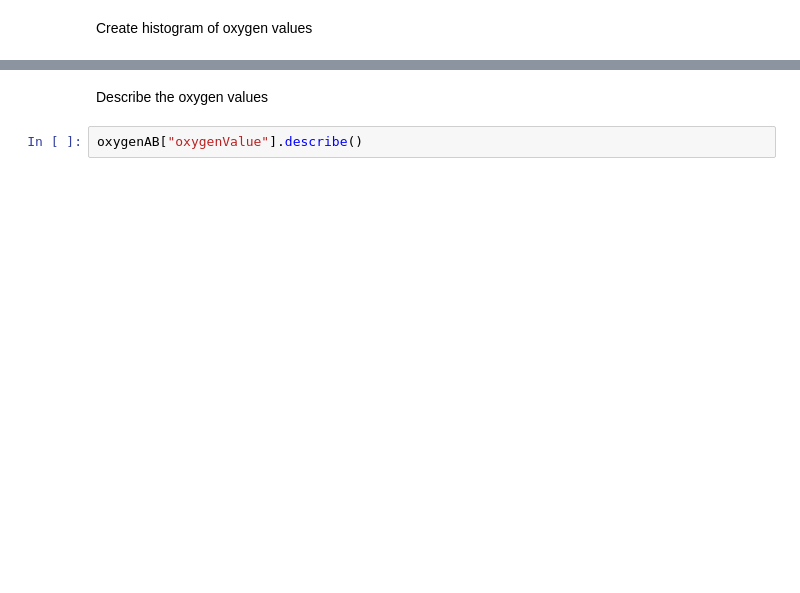
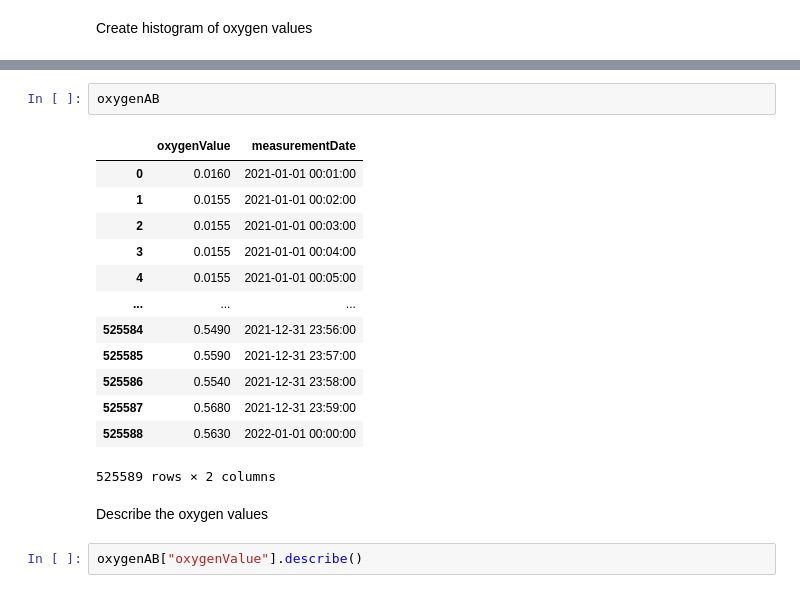
Before and after one commit to Simon-Manasse/DDD-DTW, a Jupyter notebook: src/OxygenAB.ipynb, the cells around one changed output, grey strips where cells are left out. Cells and saved outputs as stored; diff of their text form; blank space fills up the shorter version.

```diff
--- a/src/OxygenAB.ipynb
+++ b/src/OxygenAB.ipynb
@@ -50,3 +93,19 @@ oxygenAB["oxygenValue"].plot.hist().set_title("Oxygen values and their frequency
+# %%
+oxygenAB
+# %% [output]
+|  | oxygenValue | measurementDate |
+| 0 | 0.0160 | 2021-01-01 00:01:00 |
+| 1 | 0.0155 | 2021-01-01 00:02:00 |
+| 2 | 0.0155 | 2021-01-01 00:03:00 |
+| 3 | 0.0155 | 2021-01-01 00:04:00 |
+| 4 | 0.0155 | 2021-01-01 00:05:00 |
+| ... | ... | ... |
+| 525584 | 0.5490 | 2021-12-31 23:56:00 |
+| 525585 | 0.5590 | 2021-12-31 23:57:00 |
+| 525586 | 0.5540 | 2021-12-31 23:58:00 |
+| 525587 | 0.5680 | 2021-12-31 23:59:00 |
+| 525588 | 0.5630 | 2022-01-01 00:00:00 |
+525589 rows × 2 columns
 # %% [markdown]
 Describe the oxygen values
 # %%
```
Also changed, not shown: parts of 7 cells of this notebook, 4 other files.
